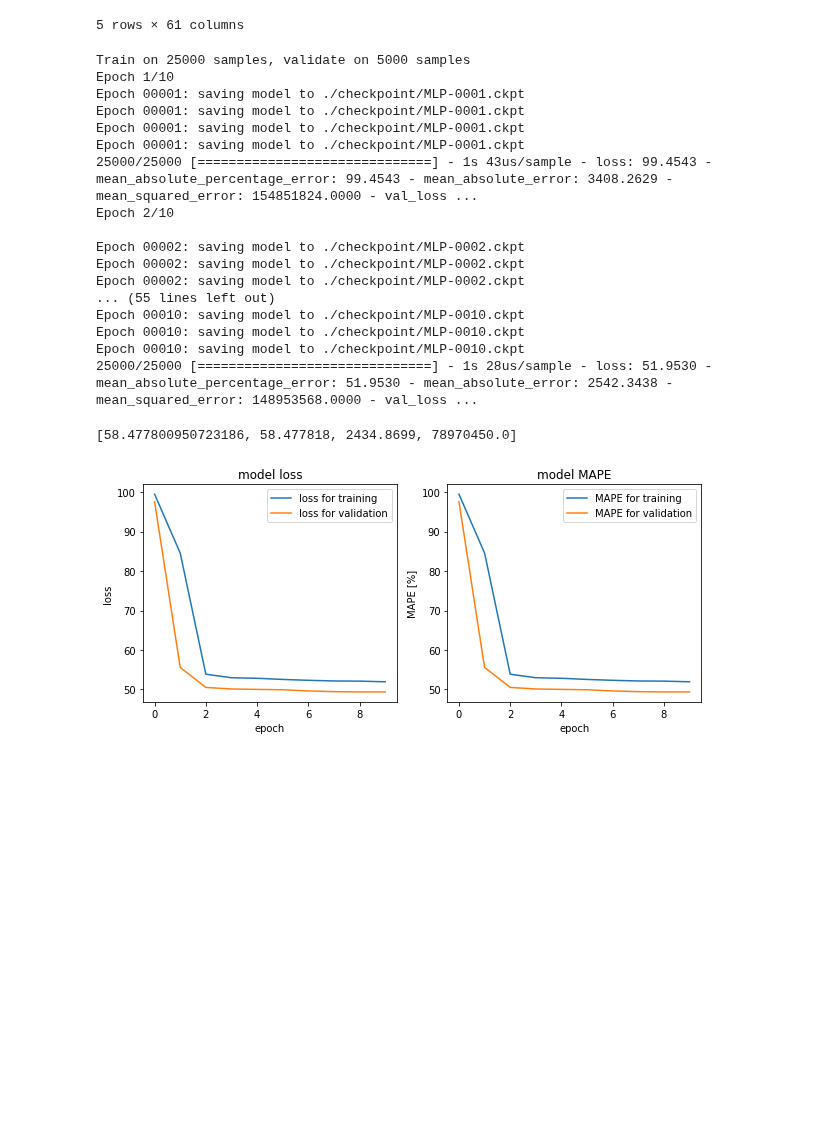
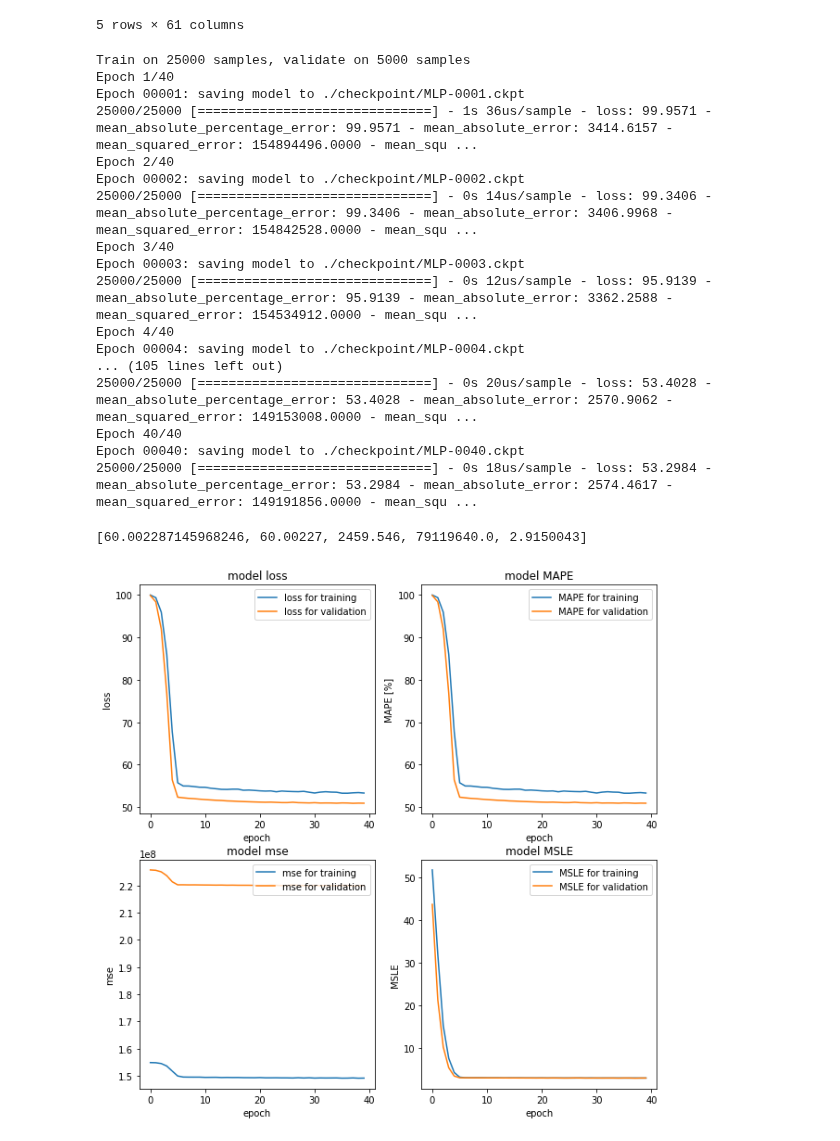
Before and after one commit to tsato-code/Container_sample, a Jupyter notebook: project/notebook/nn_3layer.ipynb, the cells around one changed output. Cells and saved outputs as stored; diff of their text form; code cells hidden in the pictures; blank space fills up the shorter version.

```diff
--- a/project/notebook/nn_3layer.ipynb
+++ b/project/notebook/nn_3layer.ipynb
@@ -9,18 +9,16 @@ import tensorflow as tf
 class MLP(tf.keras.Model):
     def __init__(self):
         super(MLP, self).__init__()
-        self.dense1 = tf.keras.layers.Dense(64, activation="relu")
-        self.dense2 = tf.keras.layers.Dense(64, activation="relu")
+        self.dense1 = tf.keras.layers.Dense(32, activation="relu")
         self.dropout1 = tf.keras.layers.Dropout(0.1)
-        self.dense3 = tf.keras.layers.Dense(64, activation="relu")
-        self.dense4 = tf.keras.layers.Dense(1, activation="relu")
+        self.dense2 = tf.keras.layers.Dense(32, activation="relu")
+        self.dense3 = tf.keras.layers.Dense(32, activation="relu")
 
     def call(self, x):
         x = self.dense1(x)
+        x = self.dropout1(x)
         x = self.dense2(x)
-        x = self.dropout1(x)
-        x = self.dense3(x)
-        return self.dense4(x)
+        return self.dense3(x)
 # %%
 def min_max(x):
     min_value = x.min()
@@ -75,46 +73,46 @@ model = MLP()
 tensorboard = TensorBoard(log_dir="logs")
 checkpoint = tf.keras.callbacks.ModelCheckpoint(
     "./checkpoint/MLP-{epoch:04d}.ckpt",
-    verbose=10,
+    verbose=1,
     save_weights_only=True,
-    save_freq=5000
+    save_freq="epoch"
 )
 # %%
 model.compile(
     optimizer=tf.keras.optimizers.Adam(lr=1e-3),
     loss="mean_absolute_percentage_error",
-    metrics=["mean_absolute_percentage_error", "mean_absolute_error", "mean_squared_error"]
+    metrics=["mean_absolute_percentage_error", "mean_absolute_error", "mean_squared_error", "mean_squared_logarithmic_error"]
 )
 # %%
 losses = model.fit(
     x_train,
     y_train,
-    epochs=10,
+    epochs=40,
     batch_size=512,
     validation_data=(x_valid, y_valid),
     callbacks=[tensorboard, checkpoint]
 )
 # %% [output]
 Train on 25000 samples, validate on 5000 samples
-Epoch 1/10
+Epoch 1/40
 Epoch 00001: saving model to ./checkpoint/MLP-0001.ckpt
-Epoch 00001: saving model to ./checkpoint/MLP-0001.ckpt
-Epoch 00001: saving model to ./checkpoint/MLP-0001.ckpt
-Epoch 00001: saving model to ./checkpoint/MLP-0001.ckpt
-25000/25000 [==============================] - 1s 43us/sample - loss: 99.4543 - mean_absolute_percentage_error: 99.4543 - mean_absolute_error: 3408.2629 - mean_squared_error: 154851824.0000 - val_loss ...
-Epoch 2/10
-
+25000/25000 [==============================] - 1s 36us/sample - loss: 99.9571 - mean_absolute_percentage_error: 99.9571 - mean_absolute_error: 3414.6157 - mean_squared_error: 154894496.0000 - mean_squ ...
+Epoch 2/40
 Epoch 00002: saving model to ./checkpoint/MLP-0002.ckpt
-Epoch 00002: saving model to ./checkpoint/MLP-0002.ckpt
-Epoch 00002: saving model to ./checkpoint/MLP-0002.ckpt
-... (55 lines left out)
-Epoch 00010: saving model to ./checkpoint/MLP-0010.ckpt
-Epoch 00010: saving model to ./checkpoint/MLP-0010.ckpt
-Epoch 00010: saving model to ./checkpoint/MLP-0010.ckpt
-25000/25000 [==============================] - 1s 28us/sample - loss: 51.9530 - mean_absolute_percentage_error: 51.9530 - mean_absolute_error: 2542.3438 - mean_squared_error: 148953568.0000 - val_loss ...
+25000/25000 [==============================] - 0s 14us/sample - loss: 99.3406 - mean_absolute_percentage_error: 99.3406 - mean_absolute_error: 3406.9968 - mean_squared_error: 154842528.0000 - mean_squ ...
+Epoch 3/40
+Epoch 00003: saving model to ./checkpoint/MLP-0003.ckpt
+25000/25000 [==============================] - 0s 12us/sample - loss: 95.9139 - mean_absolute_percentage_error: 95.9139 - mean_absolute_error: 3362.2588 - mean_squared_error: 154534912.0000 - mean_squ ...
+Epoch 4/40
+Epoch 00004: saving model to ./checkpoint/MLP-0004.ckpt
+... (105 lines left out)
+25000/25000 [==============================] - 0s 20us/sample - loss: 53.4028 - mean_absolute_percentage_error: 53.4028 - mean_absolute_error: 2570.9062 - mean_squared_error: 149153008.0000 - mean_squ ...
+Epoch 40/40
+Epoch 00040: saving model to ./checkpoint/MLP-0040.ckpt
+25000/25000 [==============================] - 0s 18us/sample - loss: 53.2984 - mean_absolute_percentage_error: 53.2984 - mean_absolute_error: 2574.4617 - mean_squared_error: 149191856.0000 - mean_squ ...
 # %%
 score = model.evaluate(x_test, y_test, verbose=0)
 print(score)
 # %% [output]
-[58.477800950723186, 58.477818, 2434.8699, 78970450.0]
+[60.002287145968246, 60.00227, 2459.546, 79119640.0, 2.9150043]
 # %%
@@ -136,6 +150,8 @@ def plot_history_mape(fit):
 # %%
-fig, (axL, axR) = plt.subplots(ncols=2, figsize=(10,4))
-plot_history_loss(losses)
-plot_history_mape(losses)
+fig, axes = plt.subplots(ncols=2, nrows=2, figsize=(10, 10))
+plot_history_loss(axes[0,0], losses)
+plot_history_mape(axes[0,1], losses)
+plot_history_mse(axes[1,0], losses)
+plot_history_msle(axes[1,1], losses)
 # %% [output]
-[figure, old version]
+[figure, new version]
```
Also changed, not shown: parts of 1 cell of this notebook, 53 other files.
